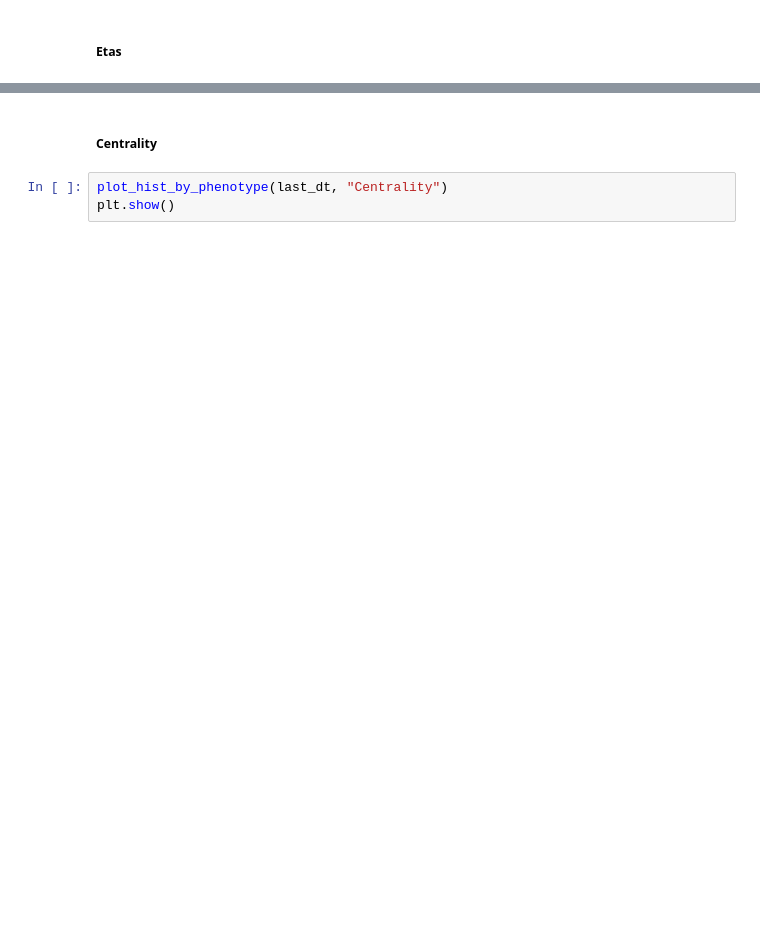
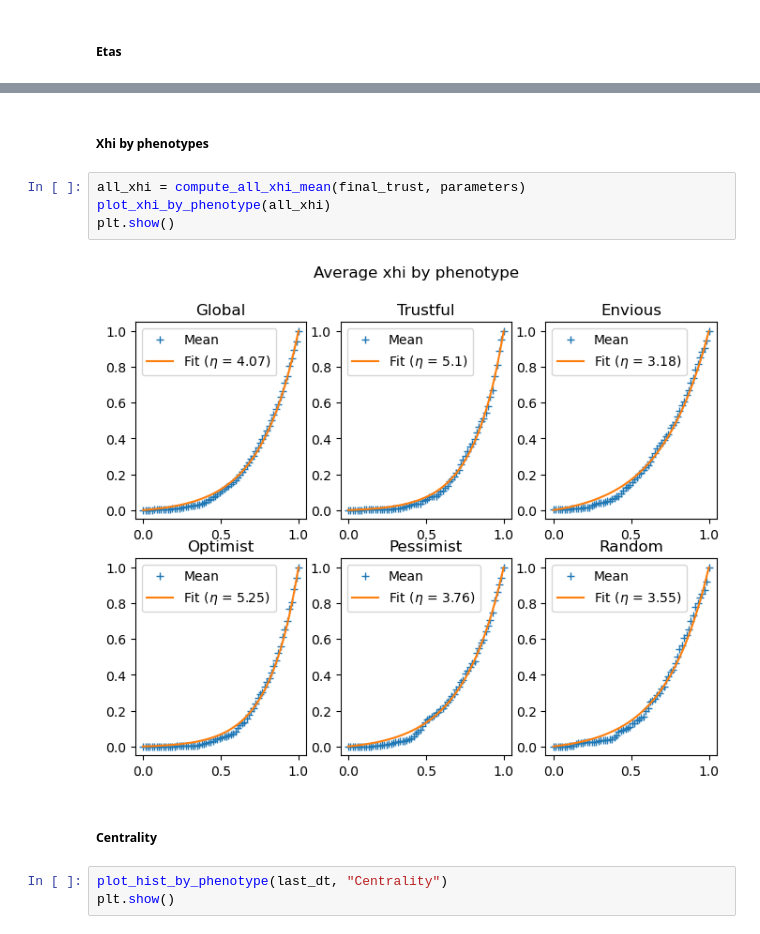
Before and after one commit to yuxuama/cooperation_emergence, a Jupyter notebook: notebooks/one_stack_analysis.ipynb, the cells around one changed output, grey strips where cells are left out. Cells and saved outputs as stored; diff of their text form; blank space fills up the shorter version.

```diff
--- a/notebooks/one_stack_analysis.ipynb
+++ b/notebooks/one_stack_analysis.ipynb
@@ -210,3 +187,11 @@ plt.show()
+# %% [markdown]
+##### Xhi by phenotypes
+# %%
+all_xhi = compute_all_xhi_mean(final_trust, parameters)
+plot_xhi_by_phenotype(all_xhi)
+plt.show()
+# %% [output]
+[figure, added]
 # %% [markdown]
 ##### Centrality
 # %%
```
Also changed, not shown: parts of 11 cells of this notebook, 3 other files.
